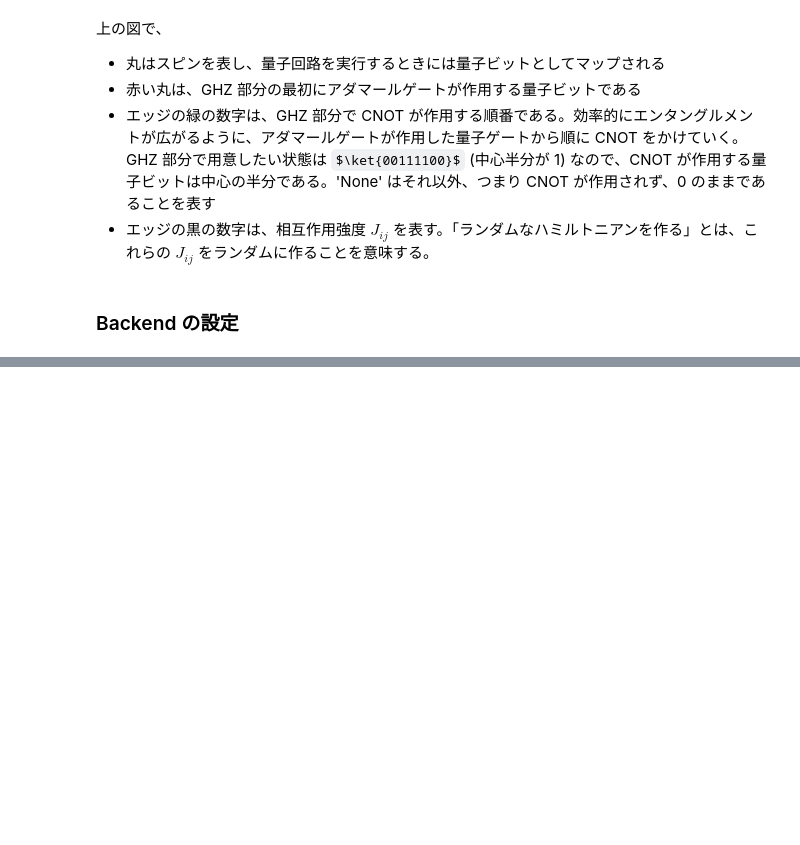
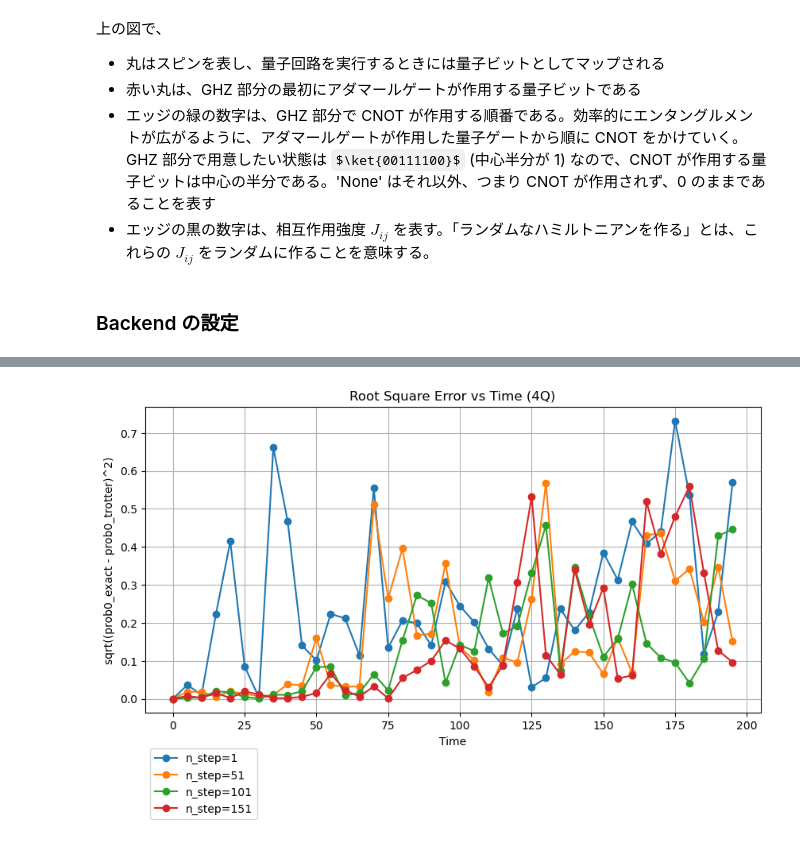
Before and after one commit to YutoMorohoshi/fourier_learning_ibm, a Jupyter notebook: get_param.ipynb, the cells around one changed output, grey strips where cells are left out. Saved outputs shown, nothing was run; the diff lists cells and outputs as text; code cells hidden in the pictures; some formulas as TeX source; blank space fills up the shorter version.

```diff
--- a/get_param.ipynb
+++ b/get_param.ipynb
@@ -332,0 +346,27 @@ We use this t_K=2.0 for the simulation.
+# %%
+df = pd.DataFrame(results)
+# t と n_step ごとに prob0_exact と prob0_trotter の二乗ルート誤差を計算
+df_grouped = df.groupby(["t", "n_step"]).apply(
+    lambda x: np.sqrt((x["prob0_exact"] - x["prob0_trotter"]) ** 2)
+)
+
+# plot
+plt.figure(figsize=(10, 5))
+for n_step in df_grouped.index.levels[1]:
+    df_tmp = df_grouped.loc(axis=0)[:, n_step]
+    plt.plot(
+        df_tmp.index.get_level_values("t"),
+        df_tmp,
+        label=f"n_step={n_step}",
+        marker="o",
+    )
+plt.xlabel("Time")
+plt.ylabel("sqrt((prob0_exact - prob0_trotter)^2)")
+# plt.yscale("log")
+plt.legend(bbox_to_anchor=(0, -0.1), loc="upper left")
+plt.grid()
+plt.title(f"Root Square Error vs Time ({n_qubits}Q)")
+# plt.savefig(f"results/get_param/{n_qubits}Q_rmse_vs_time.pdf")
+plt.show()
+# %% [output]
+[figure, added]
```
Also changed, not shown: parts of 11 cells of this notebook, 13 other files.
